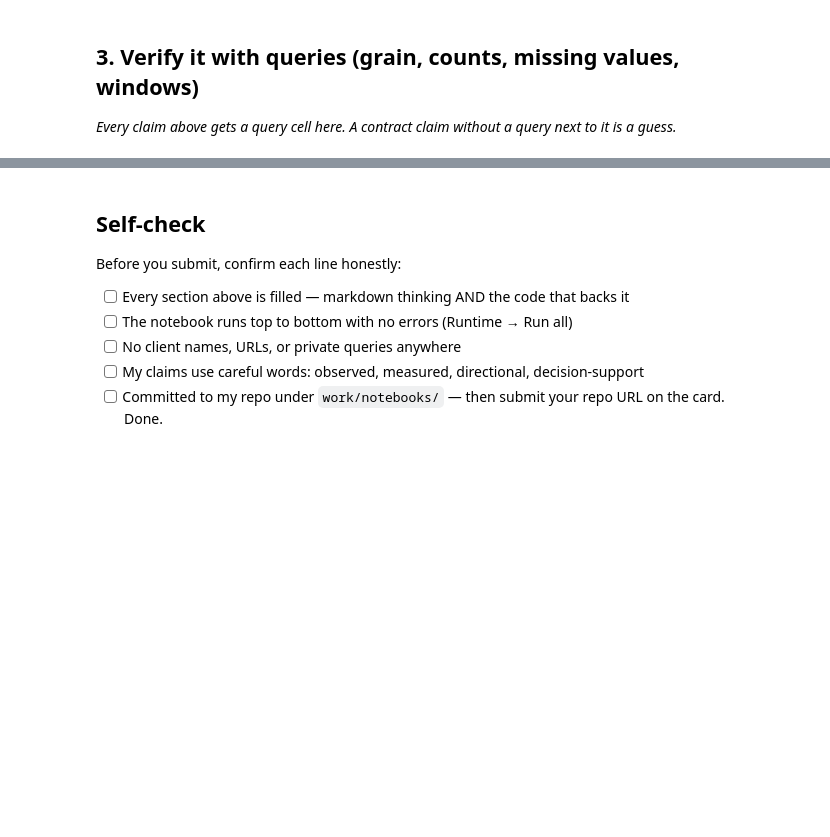
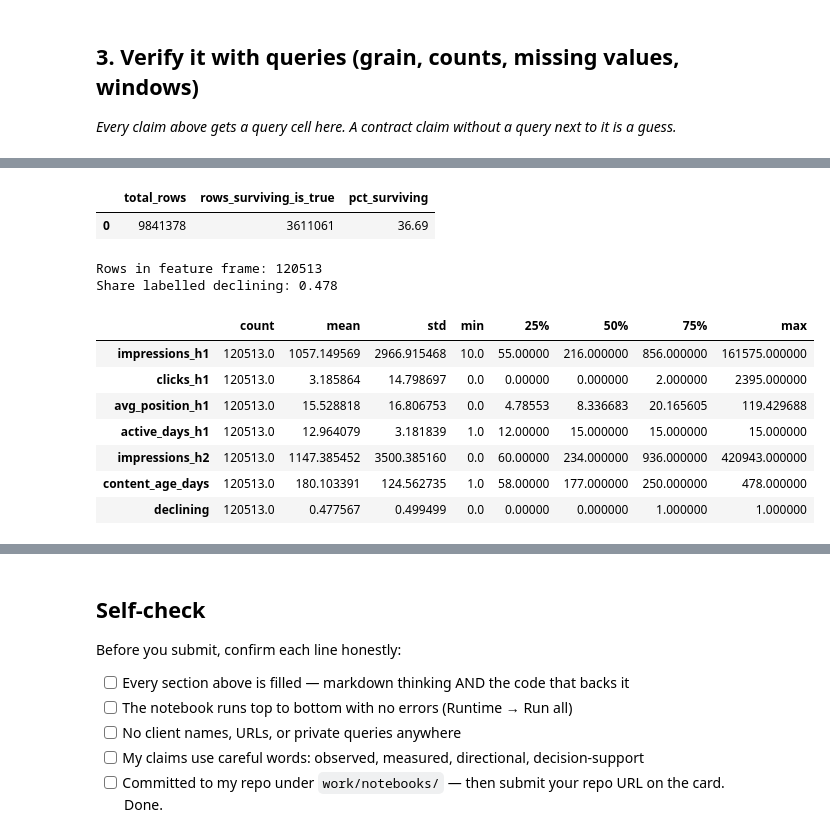
Before and after one commit to Jessicaayegh/Ml-notebook, a Jupyter notebook: work/notebooks/w03_data_contract.ipynb, the cells around one changed output, grey strips where cells are left out. Cells and saved outputs as stored; diff of their text form; code cells hidden in the pictures; blank space fills up the shorter version.

```diff
--- a/work/notebooks/w03_data_contract.ipynb
+++ b/work/notebooks/w03_data_contract.ipynb
@@ -33,0 +76,66 @@ This skeleton is yours to fill. Work the sections **in order** — each one has
+# %%
+# Query 3 of 3 — AVAILABILITY: how many rows survive gsc_data_available IS TRUE?
+q3 = con.execute("""
+SELECT COUNT(*) AS total_rows,
+       COUNT(*) FILTER (WHERE gsc_data_available IS TRUE) AS rows_surviving_is_true,
+       ROUND(100.0 * COUNT(*) FILTER (WHERE gsc_data_available IS TRUE) / COUNT(*), 2) AS pct_surviving
+FROM perf_mar
+""").fetchdf()
+q3
+# %% [output]
+|  | total_rows | rows_surviving_is_true | pct_surviving |
+| 0 | 9841378 | 3611061 | 36.69 |
+# %%
+# Build the feature frame: one row per content item, features from 1-15 March, label from 16-30 March.
+frame = con.execute("""
+WITH perf AS (
+  SELECT * FROM perf_mar WHERE gsc_data_available IS TRUE
+),
+h1 AS (
+  SELECT client_hash_id, content_hash_id,
+         CAST(SUM(gsc_impressions) AS BIGINT) AS impressions_h1,
+         CAST(SUM(gsc_clicks) AS BIGINT)      AS clicks_h1,
+         SUM(gsc_sum_position) * 1.0 / NULLIF(SUM(gsc_impressions), 0) AS avg_position_h1,
+         COUNT(DISTINCT report_date) FILTER (WHERE gsc_impressions > 0) AS active_days_h1
+  FROM perf
+  WHERE report_date BETWEEN DATE '2026-03-01' AND DATE '2026-03-15'
+  GROUP BY client_hash_id, content_hash_id
+),
+h2 AS (
+  SELECT client_hash_id, content_hash_id,
+         CAST(SUM(gsc_impressions) AS BIGINT) AS impressions_h2
+  FROM perf
+  WHERE report_date BETWEEN DATE '2026-03-16' AND DATE '2026-03-30'
+  GROUP BY client_hash_id, content_hash_id
+),
+base AS (
+  SELECT h1.client_hash_id, h1.content_hash_id,
+         h1.impressions_h1, h1.clicks_h1, h1.avg_position_h1, h1.active_days_h1,
+         COALESCE(h2.impressions_h2, 0) AS impressions_h2,
+         DATE_DIFF('day', c.content_created_date, DATE '2026-03-15') AS content_age_days
+  FROM h1
+  LEFT JOIN h2 ON h1.client_hash_id = h2.client_hash_id
+              AND h1.content_hash_id = h2.content_hash_id
+  JOIN dim_content c ON h1.client_hash_id = c.client_hash_id
+                    AND h1.content_hash_id = c.content_hash_id
+  WHERE h1.impressions_h1 >= 10
+)
+SELECT * FROM base WHERE content_age_days >= 0
+""").fetchdf()
+
+frame["declining"] = (frame["impressions_h2"] < frame["impressions_h1"]).astype(int)
+
+print("Rows in feature frame:", len(frame))
+print("Share labelled declining:", round(frame["declining"].mean(), 3))
+frame.drop(columns=["client_hash_id", "content_hash_id"]).describe().T
+# %% [output]
+Rows in feature frame: 120513
+Share labelled declining: 0.478
+|  | count | mean | std | min | 25% | 50% | 75% | max |
+| impressions_h1 | 120513.0 | 1057.149569 | 2966.915468 | 10.0 | 55.00000 | 216.000000 | 856.000000 | 161575.000000 |
+| clicks_h1 | 120513.0 | 3.185864 | 14.798697 | 0.0 | 0.00000 | 0.000000 | 2.000000 | 2395.000000 |
+| avg_position_h1 | 120513.0 | 15.528818 | 16.806753 | 0.0 | 4.78553 | 8.336683 | 20.165605 | 119.429688 |
+| active_days_h1 | 120513.0 | 12.964079 | 3.181839 | 1.0 | 12.00000 | 15.000000 | 15.000000 | 15.000000 |
+| impressions_h2 | 120513.0 | 1147.385452 | 3500.385160 | 0.0 | 60.00000 | 234.000000 | 936.000000 | 420943.000000 |
+| content_age_days | 120513.0 | 180.103391 | 124.562735 | 1.0 | 58.00000 | 177.000000 | 250.000000 | 478.000000 |
+| declining | 120513.0 | 0.477567 | 0.499499 | 0.0 | 0.00000 | 0.000000 | 1.000000 | 1.000000 |
```
Also changed, not shown: parts of 13 cells of this notebook.
